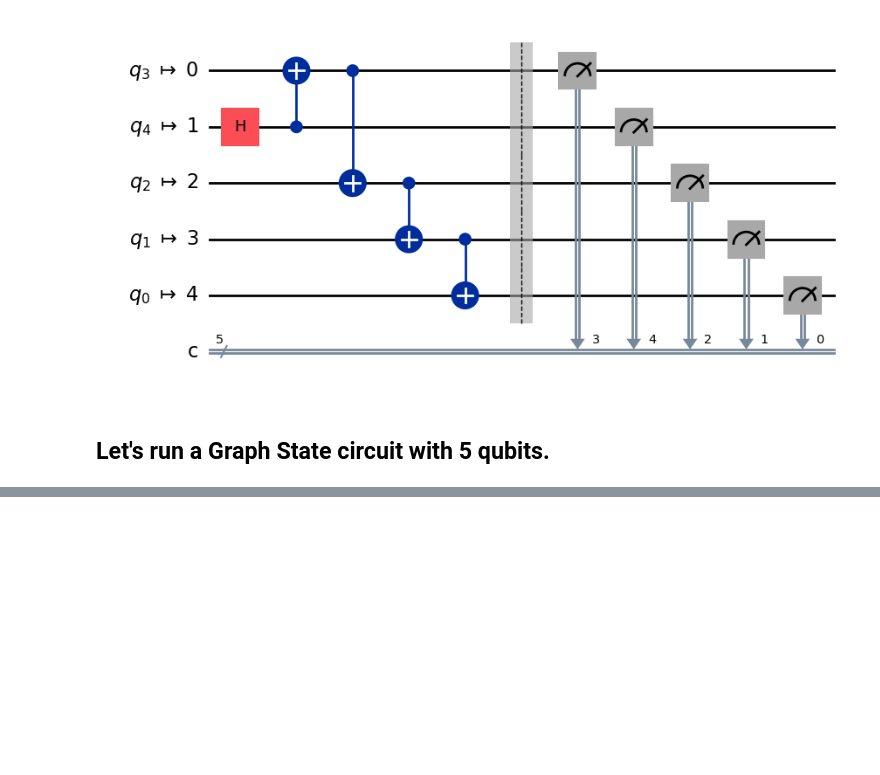
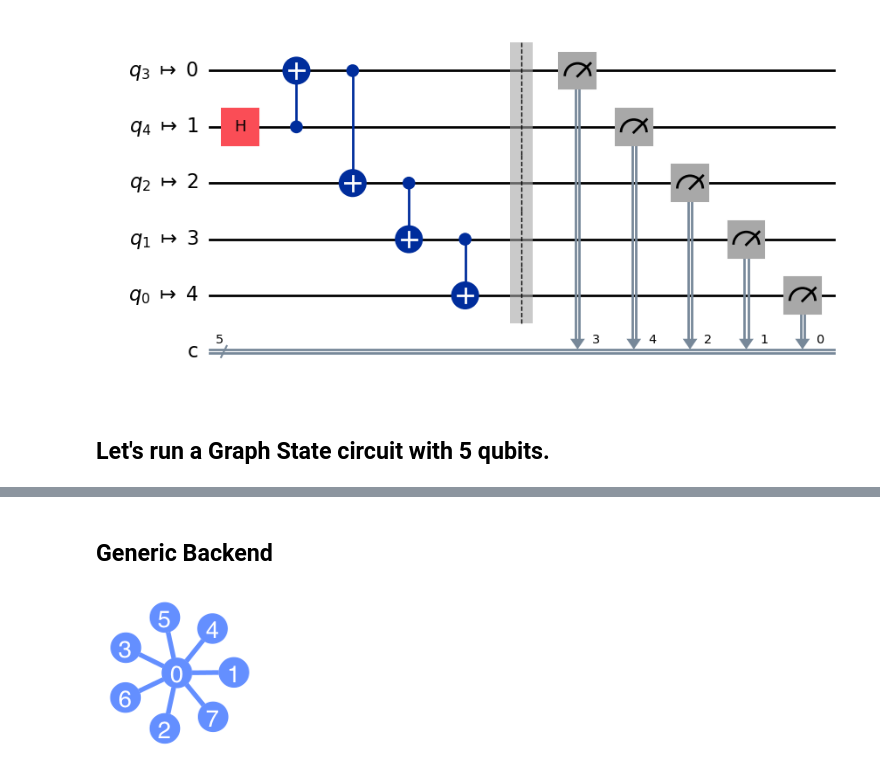
Before and after one commit to cda-tum/mqt, a Jupyter notebook: tutorial/02_compilation.ipynb, the cells around one changed output, grey strips where cells are left out. Drawn from its saved outputs; the diff is of its cells as text; code cells hidden in the pictures; blank space fills up the shorter version.

```diff
--- a/tutorial/02_compilation.ipynb
+++ b/tutorial/02_compilation.ipynb
@@ -78,0 +82,9 @@ circ_mapped.draw(output='mpl', style='iqp')
+# %% [markdown]
+## Generic Backend
+# %%
+from qiskit.providers.fake_provider import GenericBackendV2
+
+backend = GenericBackendV2(num_qubits=9, coupling_map=[[0, 1], [1,0], [0, 2], [2, 0], [0, 3], [3, 0], [0, 4], [4, 0], [0, 5], [5, 0], [0, 6], [6, 0], [0, 7], [7, 0], [0, 8], [8, 0]])
+plot_gate_map(backend)
+# %% [output]
+[figure, added]
```
Also changed, not shown: parts of 9 cells of this notebook.
